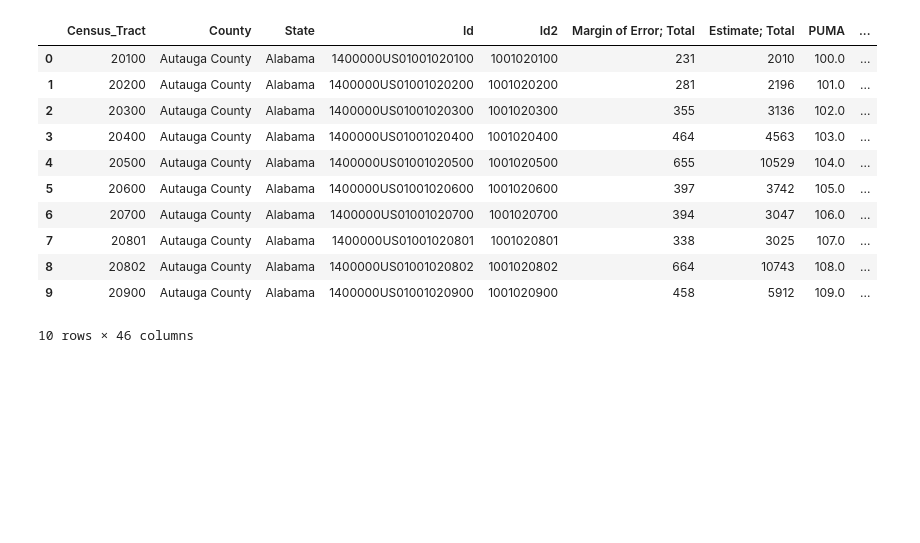
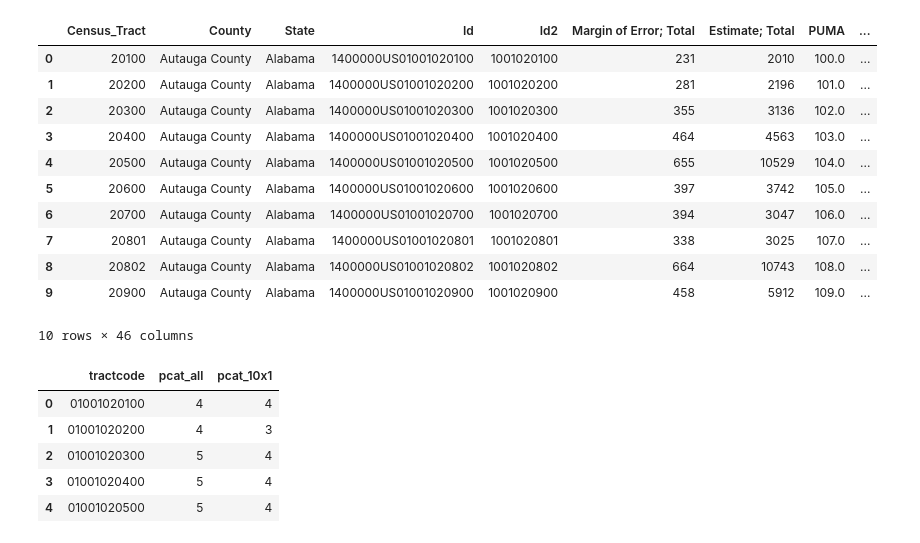
Before and after one commit to kmm2204/w209_final_project, a Jupyter notebook: Pipeline.ipynb, the cells around one changed output. Drawn from its saved outputs; the diff is of its cells as text; code cells hidden in the pictures; blank space fills up the shorter version.

```diff
--- a/Pipeline.ipynb
+++ b/Pipeline.ipynb
@@ -250,5 +311,12 @@ acs_ipums shape (74001, 46)
 # %%
-#fcc_providers = pd.DataFrame(fcc.groupby('Census_Tract').Provider_Id.nunique()).reset_index()
-#fcc_providers.rename(index=str, columns={"Census_Tract" : "Census_Tract", "Provider_Counts" : "Provider_Counts"})
-#fcc_providers.head()
+
+fcc.rename(index=str, columns={"Census_Tract" : "tractcode", "pct_all" : "Percentage_internet"})
+fcc.head()
+# %% [output]
+|  | tractcode | pcat_all | pcat_10x1 |
+| 0 | 01001020100 | 4 | 4 |
+| 1 | 01001020200 | 4 | 3 |
+| 2 | 01001020300 | 5 | 4 |
+| 3 | 01001020400 | 5 | 4 |
+| 4 | 01001020500 | 5 | 4 |
 # %%
```
Also changed, not shown: parts of 18 cells of this notebook.
